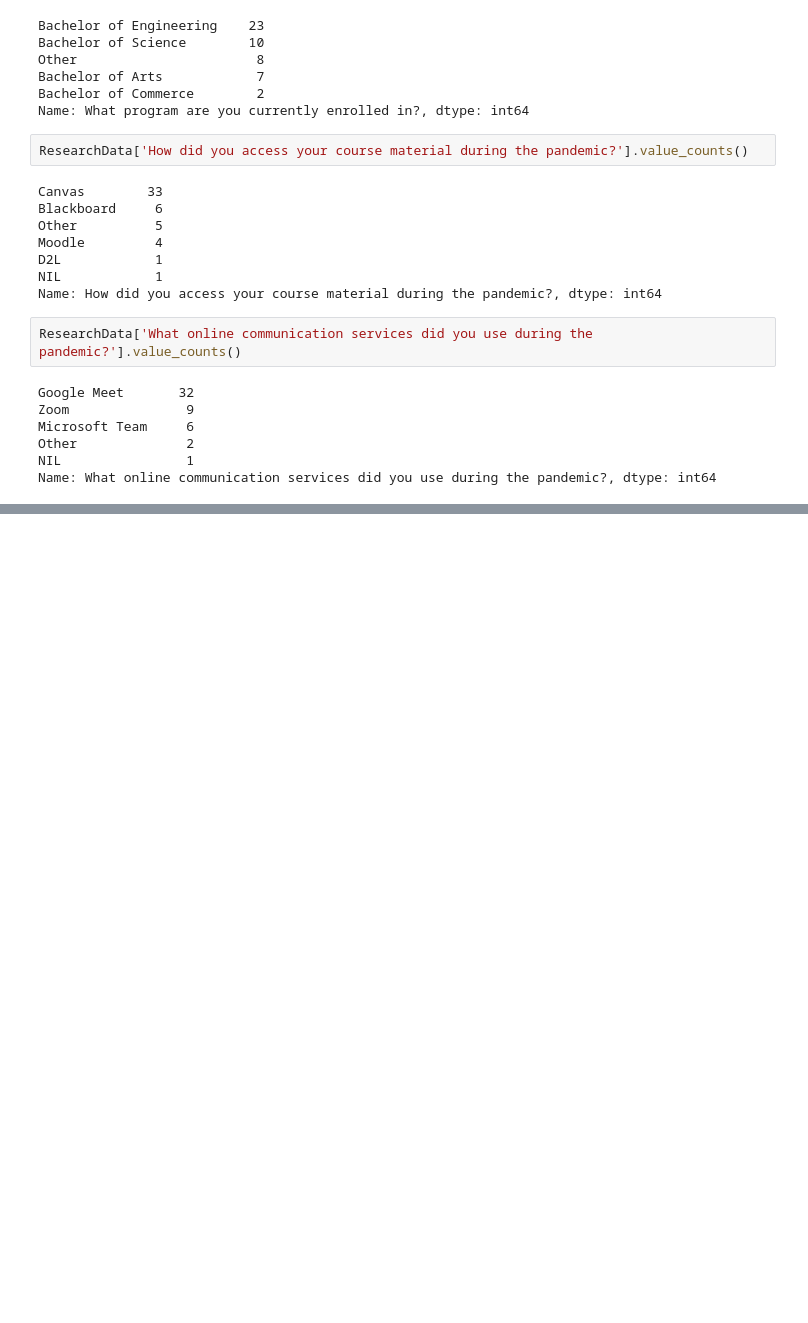
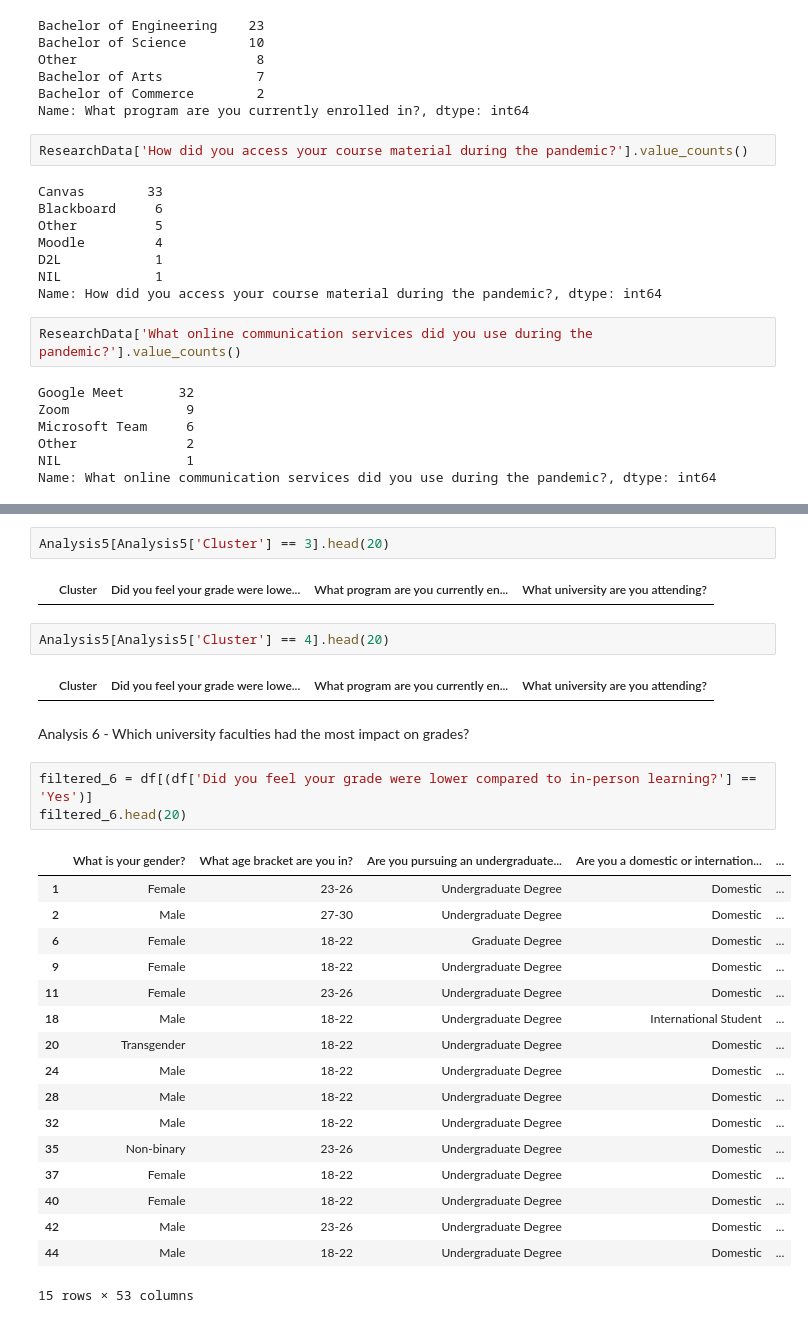
Before and after one commit to abdulbhutta/Summer-Research-2022, a Jupyter notebook: DataAnalysis.ipynb, the cells around one changed output, grey strips where cells are left out. Drawn from its saved outputs; the diff is of its cells as text; blank space fills up the shorter version.

```diff
--- a/DataAnalysis.ipynb
+++ b/DataAnalysis.ipynb
@@ -465,0 +564,31 @@ Analysis2[Analysis2['Cluster']== 9].head(20)
+# %%
+Analysis5[Analysis5['Cluster'] == 3].head(20)
+# %% [output]
+|  | Cluster | Did you feel your grade were lowe... | What program are you currently en... | What university are you attending? |
+# %%
+Analysis5[Analysis5['Cluster'] == 4].head(20)
+# %% [output]
+|  | Cluster | Did you feel your grade were lowe... | What program are you currently en... | What university are you attending? |
+# %% [markdown]
+Analysis 6 - Which university faculties had the most impact on grades?
+# %%
+filtered_6 = df[(df['Did you feel your grade were lower compared to in-person learning?'] == 'Yes')]
+filtered_6.head(20)
+# %% [output]
+|  | What is your gender? | What age bracket are you in? | Are you pursuing an undergraduate... | Are you a domestic or internation... | ... |
+| 1 | Female | 23-26 | Undergraduate Degree | Domestic | ... |
+| 2 | Male | 27-30 | Undergraduate Degree | Domestic | ... |
+| 6 | Female | 18-22 | Graduate Degree | Domestic | ... |
+| 9 | Female | 18-22 | Undergraduate Degree | Domestic | ... |
+| 11 | Female | 23-26 | Undergraduate Degree | Domestic | ... |
+| 18 | Male | 18-22 | Undergraduate Degree | International Student | ... |
+| 20 | Transgender | 18-22 | Undergraduate Degree | Domestic | ... |
+| 24 | Male | 18-22 | Undergraduate Degree | Domestic | ... |
+| 28 | Male | 18-22 | Undergraduate Degree | Domestic | ... |
+| 32 | Male | 18-22 | Undergraduate Degree | Domestic | ... |
+| 35 | Non-binary | 23-26 | Undergraduate Degree | Domestic | ... |
+| 37 | Female | 18-22 | Undergraduate Degree | Domestic | ... |
+| 40 | Female | 18-22 | Undergraduate Degree | Domestic | ... |
+| 42 | Male | 23-26 | Undergraduate Degree | Domestic | ... |
+| 44 | Male | 18-22 | Undergraduate Degree | Domestic | ... |
+15 rows × 53 columns
```
Also changed, not shown: parts of 177 cells of this notebook, 1 other file.
